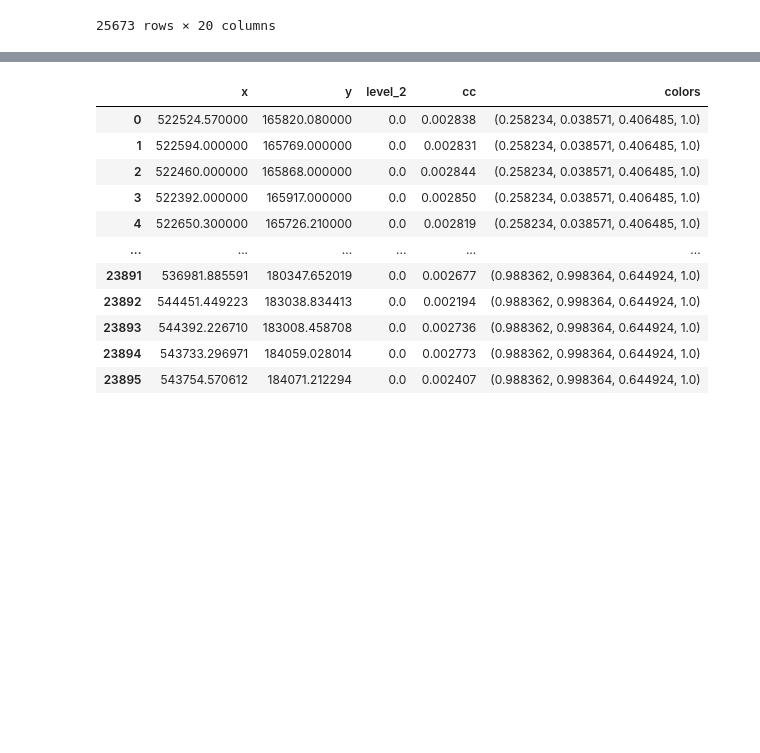
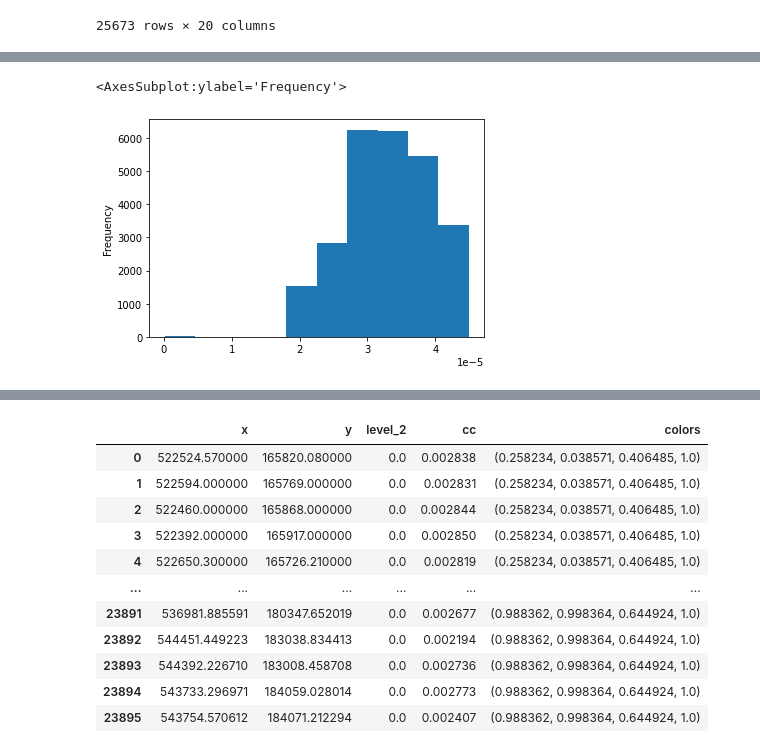
Before and after one commit to akazukin5151/comparative-accessibility, a Jupyter notebook: london centrality.ipynb, the cells around one changed output, grey strips where cells are left out. Cells and saved outputs as stored; diff of their text form; code cells hidden in the pictures; blank space fills up the shorter version.

```diff
--- a/london centrality.ipynb
+++ b/london centrality.ipynb
@@ -98,0 +112,5 @@ g_l = momepy.gdf_to_nx(lon_major_fixed, approach="primal")
+# %%
+primal_gdf.closeness_global.plot.hist()
+# %% [output]
+<AxesSubplot:ylabel='Frequency'>
+[figure, added]
```
Also changed, not shown: parts of 5 cells of this notebook, 1 other file.
